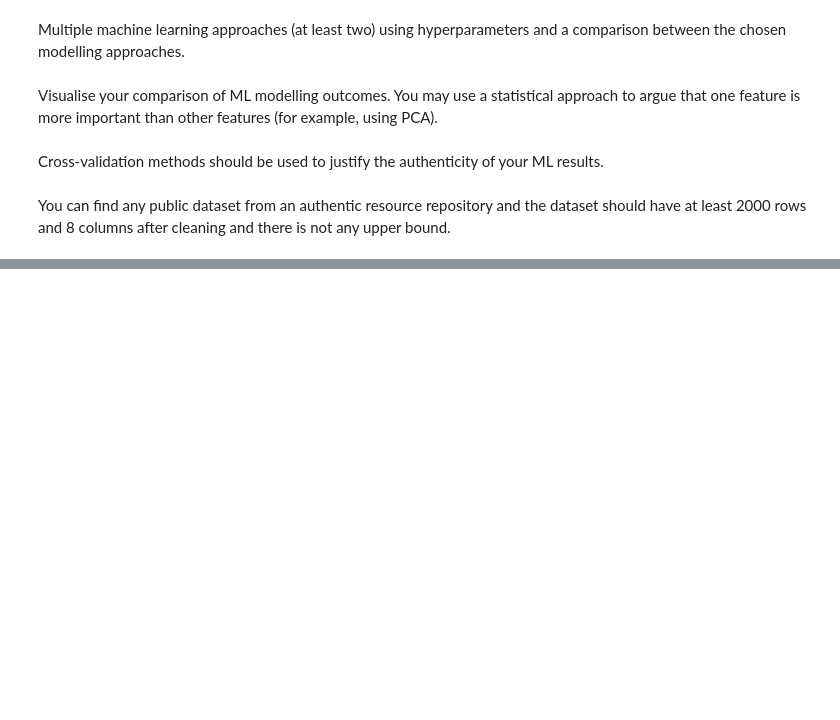
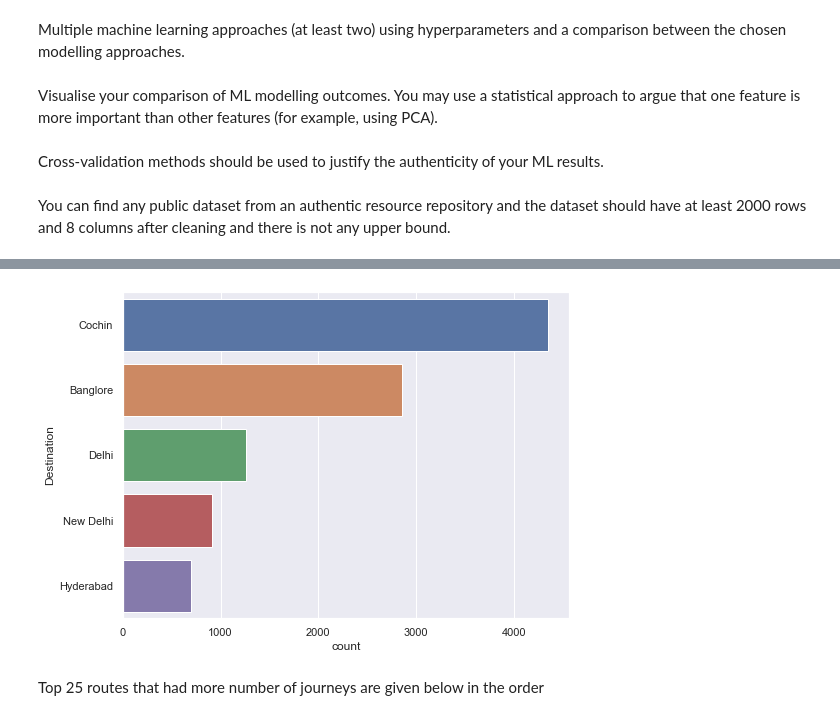
Before and after one commit to EduardoJMatosRomero/MachLearnCA1, a Jupyter notebook: Untitled.ipynb, the cells around one changed output, grey strips where cells are left out. Drawn from its saved outputs; the diff is of its cells as text; code cells hidden in the pictures; blank space fills up the shorter version.

```diff
--- a/Untitled.ipynb
+++ b/Untitled.ipynb
@@ -40,0 +191,9 @@ from sklearn.metrics import confusion_matrix #tutorial2
+# %%
+plt.figure(figsize=(8, 6))
+sns.set_theme()
+sns.countplot(y="Destination", data=df, order=destination_counts.index)
+plt.show()
+# %% [output]
+[figure, added]
+# %% [markdown]
+Top 25 routes that had more number of journeys are given below in the order
```
Also changed, not shown: parts of 37 cells of this notebook, 2 other files.
